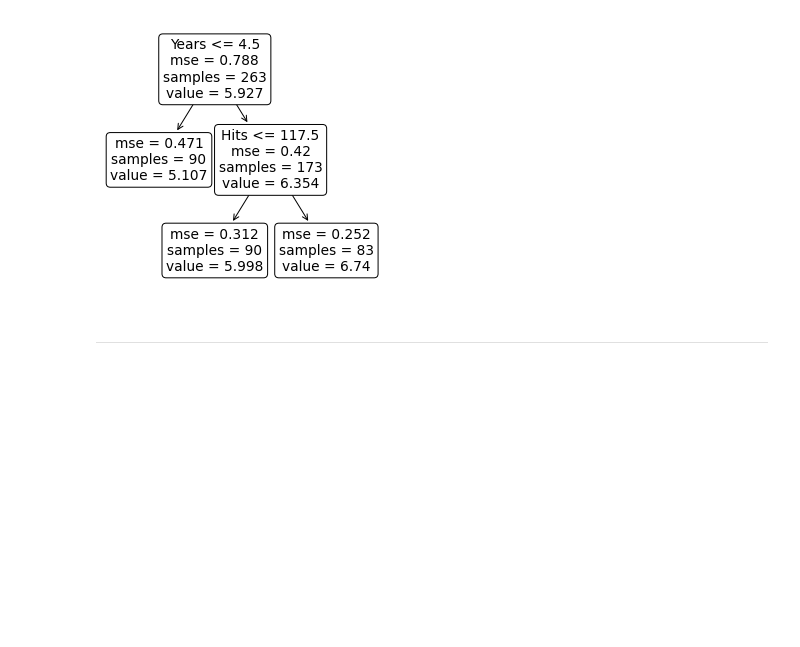
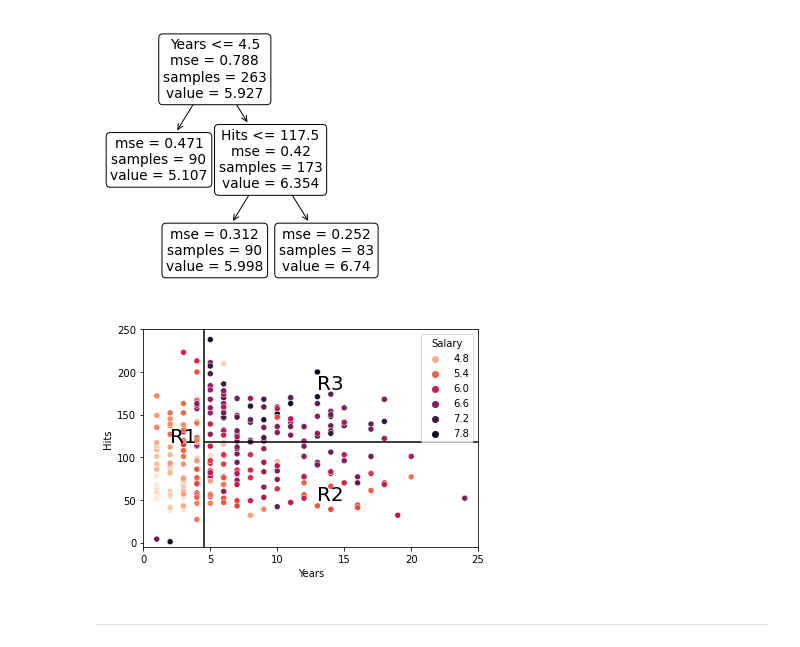
Before and after one commit to iss760/machine-learning, a Jupyter notebook: model/decision_tree.ipynb, the cells around one changed output. Drawn from its saved outputs; the diff is of its cells as text; code cells hidden in the pictures; blank space fills up the shorter version.

```diff
--- a/model/decision_tree.ipynb
+++ b/model/decision_tree.ipynb
@@ -80,6 +81,23 @@ tree.plot_tree(regr_tree,
 plt.show()
 # %% [output]
 [figure]
+# %%
+# 데이터 분기 시각화
+
+# 산포도 그리기
+palette = sns.color_palette("rocket_r", as_cmap=True)
+g = sns.scatterplot(x='Years', y='Hits', hue='Salary', data=hitters_data, palette=palette)
+g.set(xlim=(0, 25), ylim=(-5, 250))
+
+# 트리 분기 라인 시각화
+plt.vlines(4.5,  ymin=-5, ymax=250, colors='black')
+plt.hlines(117.5, xmin=4.5, xmax=25, colors='black')
+plt.annotate('R1', xy=(2, 117.5), fontsize=20)
+plt.annotate('R2', xy=(13, 50), fontsize=20)
+plt.annotate('R3', xy=(13, 180), fontsize=20)
+plt.show()
+# %% [output]
+[figure, added]
 # %% [markdown]
 ----
 # %% [markdown]
```
Also changed, not shown: parts of 4 cells of this notebook.
